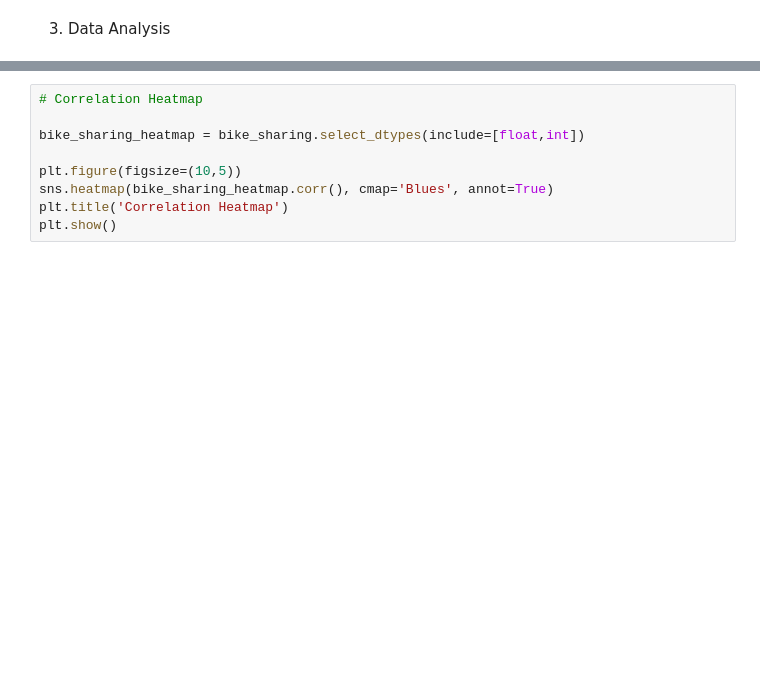
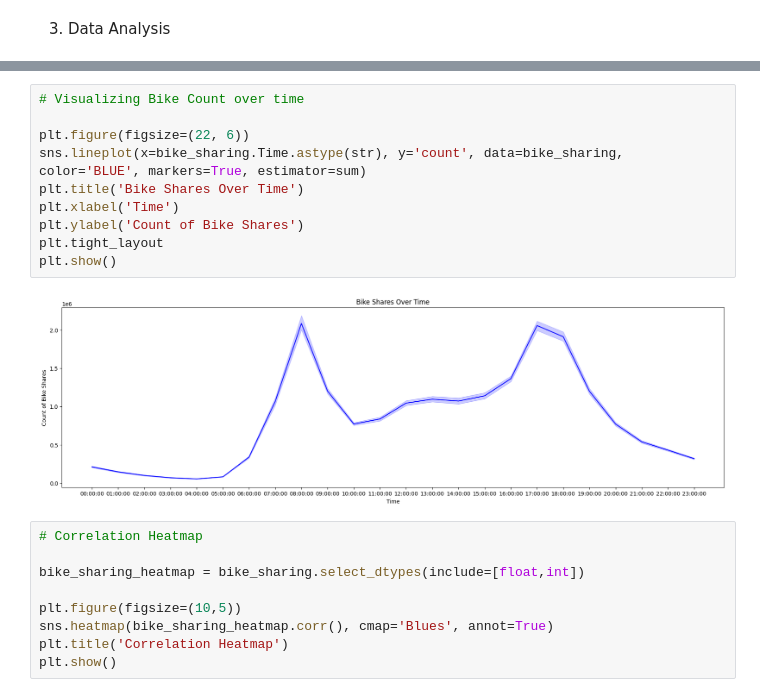
Before and after one commit to riotrinaldy/London-Bike-Sharing-Analysis-With-Python, a Jupyter notebook: Bike_Sharing_Project.ipynb, the cells around one changed output, grey strips where cells are left out. Drawn from its saved outputs; the diff is of its cells as text; blank space fills up the shorter version.

```diff
--- a/Bike_Sharing_Project.ipynb
+++ b/Bike_Sharing_Project.ipynb
@@ -308,3 +331,15 @@ fig.update_layout(
+# %%
+# Visualizing Bike Count over time
+
+plt.figure(figsize=(22, 6))
+sns.lineplot(x=bike_sharing.Time.astype(str), y='count', data=bike_sharing, color='BLUE', markers=True, estimator=sum)
+plt.title('Bike Shares Over Time')
+plt.xlabel('Time')
+plt.ylabel('Count of Bike Shares')
+plt.tight_layout
+plt.show()
+# %% [output]
+[figure, added]
 # %%
 # Correlation Heatmap
 
```
Also changed, not shown: parts of 3 cells of this notebook.
